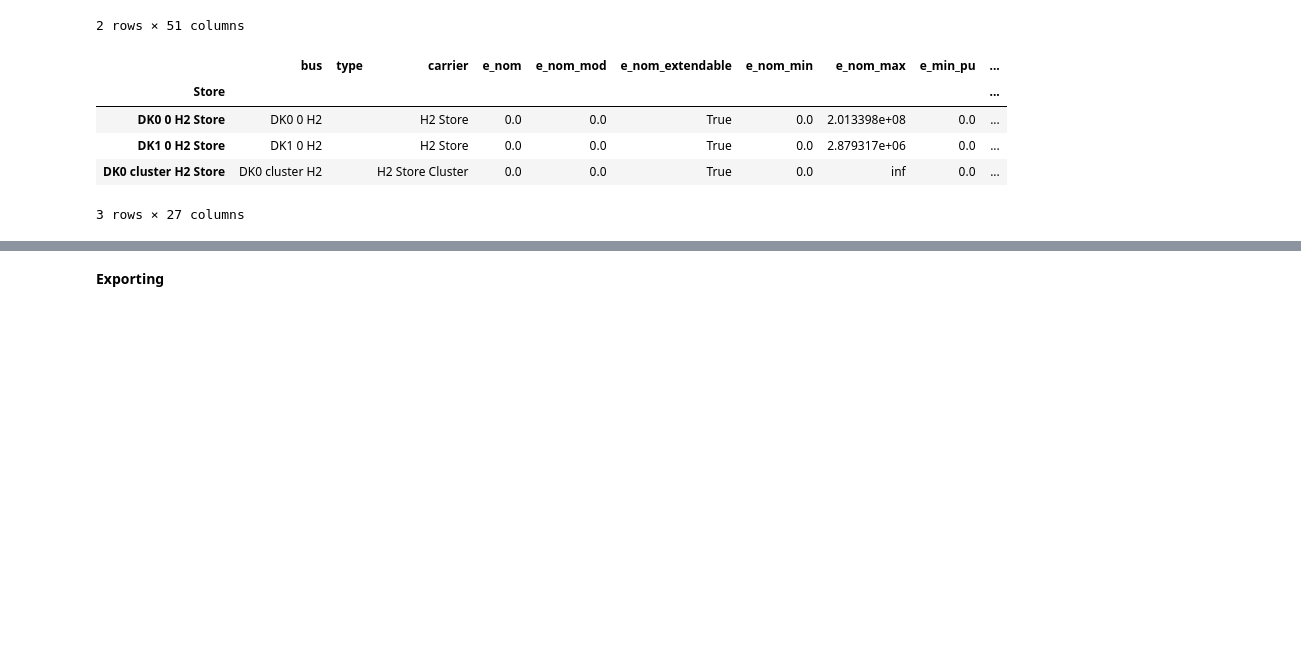
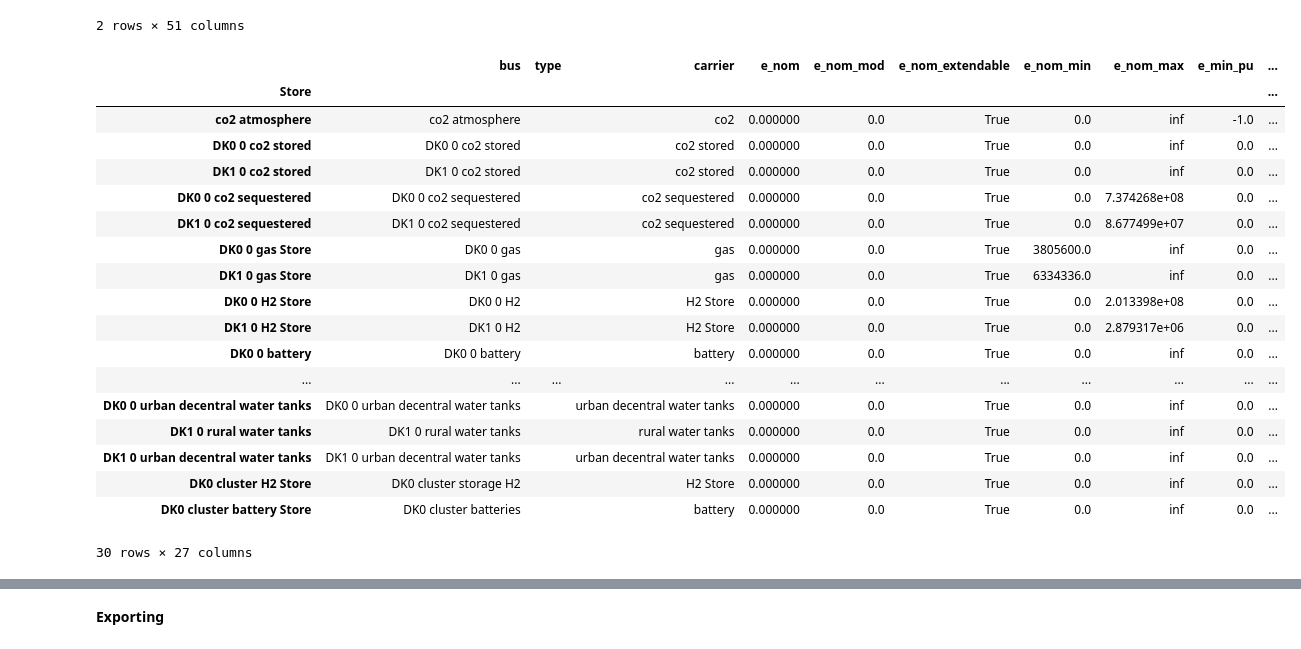
Before and after one commit to FrugisRoss/pypsa-eur, a Jupyter notebook: DK_clusters.ipynb, the cells around one changed output, grey strips where cells are left out. Cells and saved outputs as stored; diff of their text form; code cells hidden in the pictures; blank space fills up the shorter version.

```diff
--- a/DK_clusters.ipynb
+++ b/DK_clusters.ipynb
@@ -25,7 +32,7 @@ INFO:pypsa.network.io:Imported network 'Unnamed Network' has buses, carriers, ge
 **Options**
 # %%
 ongrid=False
-cluster_cost_reduction=0.99
+cluster_cost_reduction=0
 # %% [markdown]
 **CF Computation for Resource Classes**
 # %%
@@ -66,10 +91,10 @@ n.add(
         bus1="DK0 cluster H2",
         p_nom_extendable=True,
         carrier="H2 Electrolysis",
-        efficiency=n_pre_cluster.links.at["DK0 0 H2 Electrolysis", "efficiency"],
-        capital_cost=n_pre_cluster.links.at["DK0 0 H2 Electrolysis", "capital_cost"]*(1-cluster_cost_reduction),
-        marginal_cost=n_pre_cluster.links.at["DK0 0 H2 Electrolysis", "marginal_cost"]*(1-cluster_cost_reduction),
-        lifetime=n_pre_cluster.links.at["DK0 0 H2 Electrolysis", "lifetime"],
+        efficiency=n.links.at["DK0 0 H2 Electrolysis", "efficiency"],
+        capital_cost=n.links.at["DK0 0 H2 Electrolysis", "capital_cost"]*(1-cluster_cost_reduction),
+        marginal_cost=n.links.at["DK0 0 H2 Electrolysis", "marginal_cost"]*(1-cluster_cost_reduction),
+        lifetime=n.links.at["DK0 0 H2 Electrolysis", "lifetime"],
         reversed=False,
         overwrite=True,
     )
@@ -82,8 +107,9 @@ n.add(
         bus2="DK0 cluster",
         bus3=n.links.at["DK0 0 methanolisation", "bus3"],
         bus4=n.links.at["DK0 0 methanolisation", "bus4"],
-        carrier="methanolisation",
+        carrier=n.links.at["DK0 0 methanolisation", "carrier"],
         p_nom_extendable=True,
+        #p_nom_min=1,
         p_min_pu=n.links.at["DK0 0 methanolisation", "p_min_pu"],
         capital_cost=n.links.at["DK0 0 methanolisation", "capital_cost"]*(1-cluster_cost_reduction),
         marginal_cost=n.links.at["DK0 0 methanolisation", "marginal_cost"]*(1-cluster_cost_reduction),
@@ -95,18 +121,6 @@ n.add(
         reversed=False,
         overwrite=True,
     )
-
-n.add("Store",
-      name="DK0 cluster H2 Store",
-      bus="DK0 cluster H2",
-      carrier="H2 Store",
-      e_nom_extendable=True,
-      capital_cost=n.stores.at["DK0 0 H2 Store", "capital_cost"]*(1-cluster_cost_reduction),
-      marginal_cost=n.stores.at["DK0 0 H2 Store", "marginal_cost"]*(1-cluster_cost_reduction),
-      e_initial_per_period=n.stores.at["DK0 0 H2 Store", "e_initial_per_period"],
-      e_cyclic=n.stores.at["DK0 0 H2 Store", "e_cyclic"],
-      e_cyclic_per_period=n.stores.at["DK0 0 H2 Store", "e_cyclic_per_period"],
-      )
 
 
 if ongrid==True :
@@ -149,18 +163,3 @@ else:
             "Link",
             name="DK0 cluster electricity back",
         )
-
-
-
-n.add(
-        "Generator",
-        name="DK0 0 cluster 4 onwind",
-        bus="DK0 cluster",
-        carrier="onwind",
-        p_nom_max=n.generators.at["DK0 0 4 onwind", "p_nom_max"],
-        p_max_pu=n.generators.at["DK0 0 4 onwind", "p_max_pu"],
-        marginal_cost=n.generators.at["DK0 0 4 onwind", "marginal_cost"]*(1-cluster_cost_reduction),
-        capital_cost=n.generators.at["DK0 0 4 onwind", "capital_cost"]*(1-cluster_cost_reduction),
-        efficiency=n.generators.at["DK0 0 4 onwind", "efficiency"],
-        p_nom_extendable=True,
-        overwrite=True,)
@@ -178,5 +274,5 @@ n.links.loc[n.links.index.str.contains("Electrolysis")]
 # %%
-n.generators_t['p_max_pu']['DK0 0 cluster 4 onwind'] = n_pre_cluster.generators_t['p_max_pu']['DK0 0 4 onwind']
+n.generators_t['p_max_pu']['DK0 0 cluster 4 onwind'] = n.generators_t['p_max_pu']['DK0 0 4 onwind']
 
 n.remove(
         "Generator",
@@ -276,11 +372,24 @@ n.links.loc[n.links["carrier"]=='DC']
 | relation/5487095-400-DC-reversed | DK1 0 | DK0 0 |  | DC | 0.976096 | True | 0 | inf | 600.0 | 0.0 | ... |
 2 rows × 51 columns
 # %%
-n.stores.loc[n.stores.index.str.contains("H2 Store")]
+n.stores
 # %% [output]
 |  | bus | type | carrier | e_nom | e_nom_mod | e_nom_extendable | e_nom_min | e_nom_max | e_min_pu | ... |
 | Store |  |  |  |  |  |  |  |  |  | ... |
-| DK0 0 H2 Store | DK0 0 H2 |  | H2 Store | 0.0 | 0.0 | True | 0.0 | 2.013398e+08 | 0.0 | ... |
-| DK1 0 H2 Store | DK1 0 H2 |  | H2 Store | 0.0 | 0.0 | True | 0.0 | 2.879317e+06 | 0.0 | ... |
-| DK0 cluster H2 Store | DK0 cluster H2 |  | H2 Store Cluster | 0.0 | 0.0 | True | 0.0 | inf | 0.0 | ... |
+| co2 atmosphere | co2 atmosphere |  | co2 | 0.000000 | 0.0 | True | 0.0 | inf | -1.0 | ... |
+| DK0 0 co2 stored | DK0 0 co2 stored |  | co2 stored | 0.000000 | 0.0 | True | 0.0 | inf | 0.0 | ... |
+| DK1 0 co2 stored | DK1 0 co2 stored |  | co2 stored | 0.000000 | 0.0 | True | 0.0 | inf | 0.0 | ... |
+| DK0 0 co2 sequestered | DK0 0 co2 sequestered |  | co2 sequestered | 0.000000 | 0.0 | True | 0.0 | 7.374268e+08 | 0.0 | ... |
+| DK1 0 co2 sequestered | DK1 0 co2 sequestered |  | co2 sequestered | 0.000000 | 0.0 | True | 0.0 | 8.677499e+07 | 0.0 | ... |
+| DK0 0 gas Store | DK0 0 gas |  | gas | 0.000000 | 0.0 | True | 3805600.0 | inf | 0.0 | ... |
+| DK1 0 gas Store | DK1 0 gas |  | gas | 0.000000 | 0.0 | True | 6334336.0 | inf | 0.0 | ... |
+| DK0 0 H2 Store | DK0 0 H2 |  | H2 Store | 0.000000 | 0.0 | True | 0.0 | 2.013398e+08 | 0.0 | ... |
+| DK1 0 H2 Store | DK1 0 H2 |  | H2 Store | 0.000000 | 0.0 | True | 0.0 | 2.879317e+06 | 0.0 | ... |
+| DK0 0 battery | DK0 0 battery |  | battery | 0.000000 | 0.0 | True | 0.0 | inf | 0.0 | ... |
+| ... | ... | ... | ... | ... | ... | ... | ... | ... | ... | ... |
+| DK0 0 urban decentral water tanks | DK0 0 urban decentral water tanks |  | urban decentral water tanks | 0.000000 | 0.0 | True | 0.0 | inf | 0.0 | ... |
+| DK1 0 rural water tanks | DK1 0 rural water tanks |  | rural water tanks | 0.000000 | 0.0 | True | 0.0 | inf | 0.0 | ... |
+| DK1 0 urban decentral water tanks | DK1 0 urban decentral water tanks |  | urban decentral water tanks | 0.000000 | 0.0 | True | 0.0 | inf | 0.0 | ... |
+| DK0 cluster H2 Store | DK0 cluster storage H2 |  | H2 Store | 0.000000 | 0.0 | True | 0.0 | inf | 0.0 | ... |
+| DK0 cluster battery Store | DK0 cluster batteries |  | battery | 0.000000 | 0.0 | True | 0.0 | inf | 0.0 | ... |
-3 rows × 27 columns
+30 rows × 27 columns
```
Also changed, not shown: parts of 24 cells of this notebook, 2 other files.
